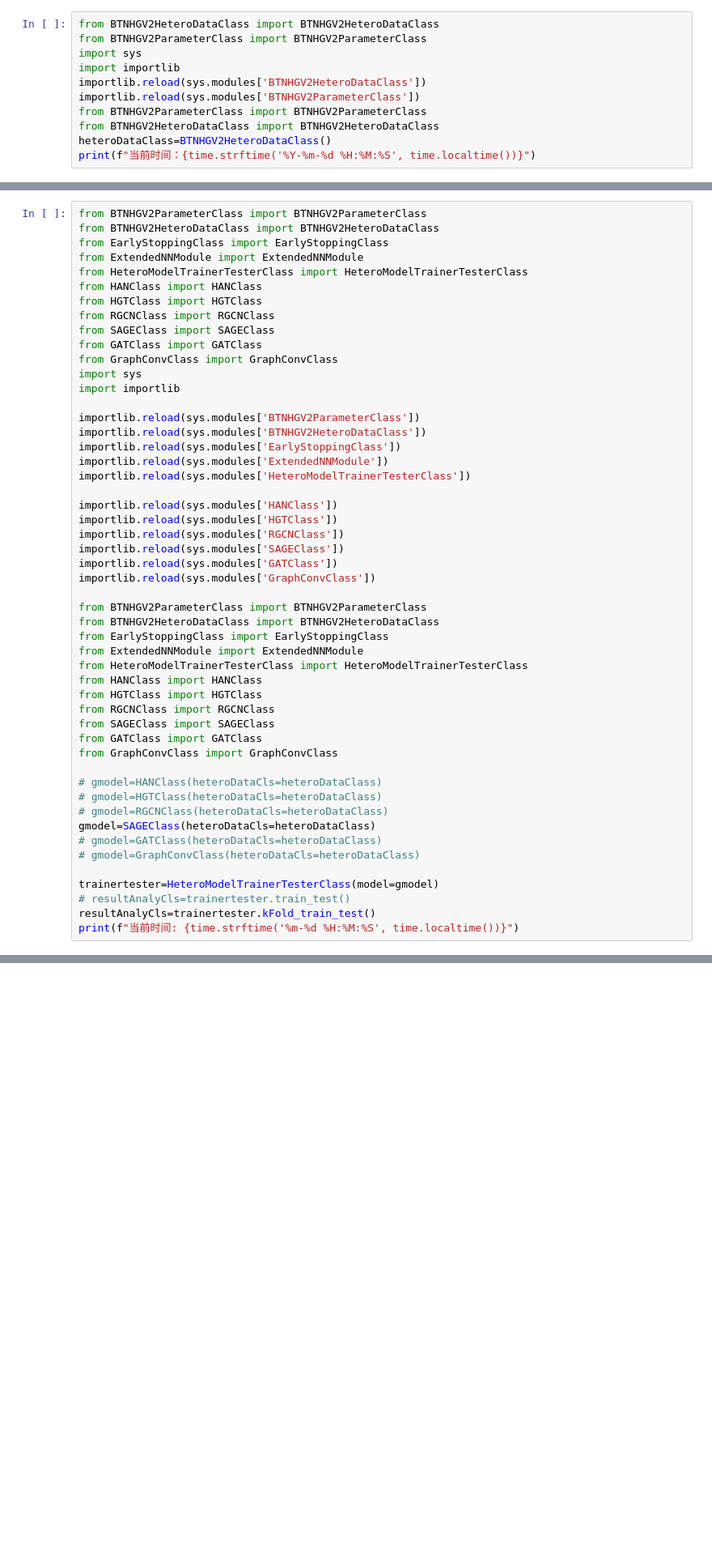
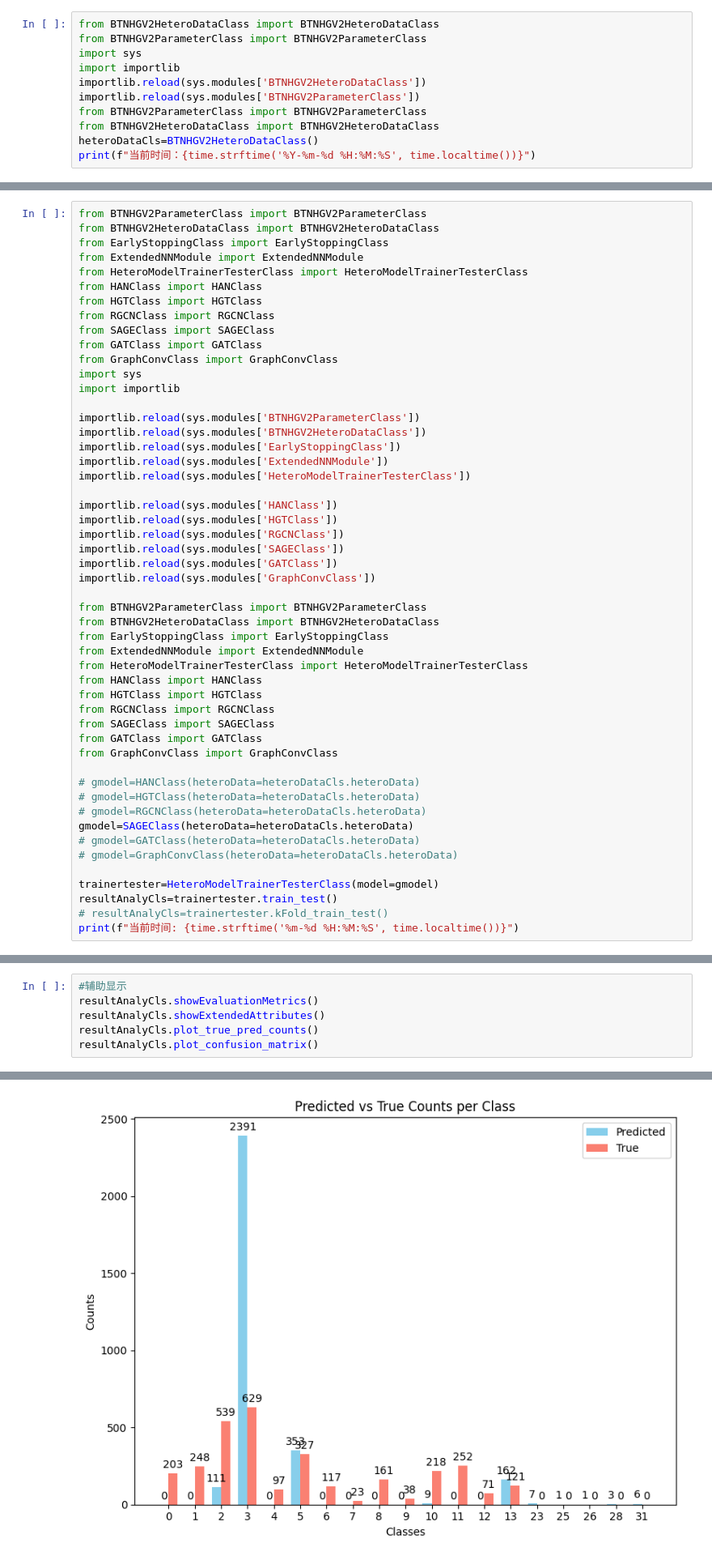
Before and after one commit to wy000000/BTNHG, a Jupyter notebook: BTNHGV2For_a_nn.ipynb, the cells around one changed output, grey strips where cells are left out. Shown at 81% size. Cells and saved outputs as stored; diff of their text form; blank space fills up the shorter version.

```diff
--- a/BTNHGV2For_a_nn.ipynb
+++ b/BTNHGV2For_a_nn.ipynb
@@ -25,7 +25,7 @@ importlib.reload(sys.modules['BTNHGV2HeteroDataClass'])
 importlib.reload(sys.modules['BTNHGV2ParameterClass'])
 from BTNHGV2ParameterClass import BTNHGV2ParameterClass
 from BTNHGV2HeteroDataClass import BTNHGV2HeteroDataClass
-heteroDataClass=BTNHGV2HeteroDataClass()
+heteroDataCls=BTNHGV2HeteroDataClass()
 print(f"当前时间：{time.strftime('%Y-%m-%d %H:%M:%S', time.localtime())}")
 # %% [output]
 start construct HeteroData
@@ -83,16 +83,16 @@ from SAGEClass import SAGEClass
 from GATClass import GATClass
 from GraphConvClass import GraphConvClass
 
-# gmodel=HANClass(heteroDataCls=heteroDataClass)
-# gmodel=HGTClass(heteroDataCls=heteroDataClass)
-# gmodel=RGCNClass(heteroDataCls=heteroDataClass)
-gmodel=SAGEClass(heteroDataCls=heteroDataClass)
-# gmodel=GATClass(heteroDataCls=heteroDataClass)
-# gmodel=GraphConvClass(heteroDataCls=heteroDataClass)
+# gmodel=HANClass(heteroData=heteroDataCls.heteroData)
+# gmodel=HGTClass(heteroData=heteroDataCls.heteroData)
+# gmodel=RGCNClass(heteroData=heteroDataCls.heteroData)
+gmodel=SAGEClass(heteroData=heteroDataCls.heteroData)
+# gmodel=GATClass(heteroData=heteroDataCls.heteroData)
+# gmodel=GraphConvClass(heteroData=heteroDataCls.heteroData)
 
 trainertester=HeteroModelTrainerTesterClass(model=gmodel)
-# resultAnalyCls=trainertester.train_test()
-resultAnalyCls=trainertester.kFold_train_test()
+resultAnalyCls=trainertester.train_test()
+# resultAnalyCls=trainertester.kFold_train_test()
 print(f"当前时间: {time.strftime('%m-%d %H:%M:%S', time.localtime())}")
 # %% [output]
 using device: cuda
@@ -214,0 +162,7 @@ model.state_dict.pt已保存
+# %%
+#辅助显示
+resultAnalyCls.showEvaluationMetrics()
+resultAnalyCls.showExtendedAttributes()
+resultAnalyCls.plot_true_pred_counts()
+resultAnalyCls.plot_confusion_matrix()
+# %% [output]
@@ -214,0 +186 @@ model.state_dict.pt已保存
+[figure, added]
```
Also changed, not shown: parts of 5 cells of this notebook, 14 other files.
